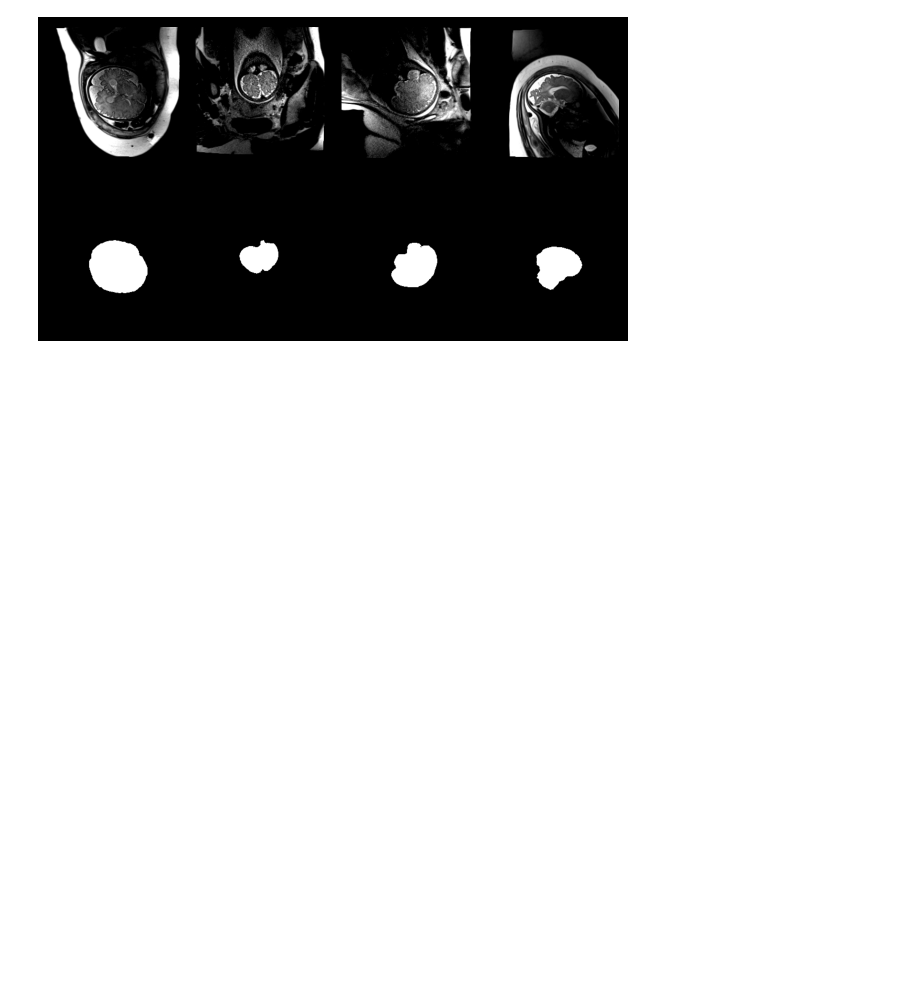
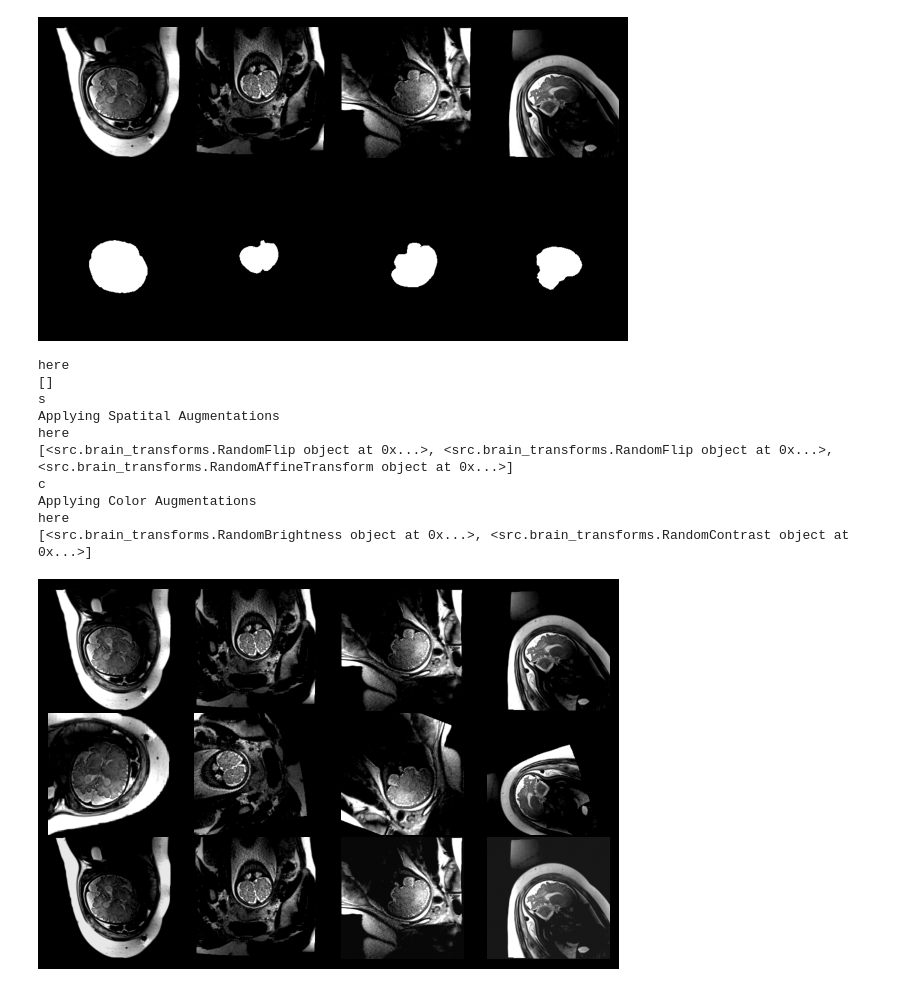
Before and after one commit to MedicalVisionGroup/FetalBrainIQA, a Jupyter notebook: thesis_figs/display_slices.ipynb, the cells around one changed output. Drawn from its saved outputs; the diff is of its cells as text; code cells hidden in the pictures; blank space fills up the shorter version.

```diff
--- a/thesis_figs/display_slices.ipynb
+++ b/thesis_figs/display_slices.ipynb
@@ -48,3 +53,45 @@ plt.tight_layout()
 plt.savefig('segmentation.png')
 # %% [output]
 [figure]
+# %%
+def apply_aug(dataset: DicomDataset, method = ''):
+    augmentation_list = []
+
+    if 's' in method:
+        print("Applying Spatital Augmentations")
+        augmentation_list.extend(get_spatial_transform_list().copy())
+    if 'c' in method:
+        print("Applying Color Augmentations")
+        augmentation_list.extend(get_color_transform_list().copy())
+
+    dataset.set_aug(augmentation_list)
+# %%
+idxs = [80, 30, 50, 99]
+aug_options = ['', 's', 'c']
+# %%
+fig, ax = plt.subplots(nrows = len(aug_options), ncols = 4, figsize = (6,4))
+
+for i, aug_method in enumerate(aug_options):
+    print(aug_method)
+    apply_aug(train_dataset, aug_method)
+    print("here")
+    print(train_dataset.augmentations)
+    for j, idx in enumerate(idxs):
+        img, mask = train_dataset[idx][0][0, :, :], train_dataset[idx][1]
+        ax[i, j].imshow(img, cmap='grey', vmin=0, vmax = 1)
+
+        ax[i, j].axis("off")
+
+    plt.tight_layout()
+# %% [output]
+here
+[]
+s
+Applying Spatital Augmentations
+here
+[<src.brain_transforms.RandomFlip object at 0x...>, <src.brain_transforms.RandomFlip object at 0x...>, <src.brain_transforms.RandomAffineTransform object at 0x...>]
+c
+Applying Color Augmentations
+here
+[<src.brain_transforms.RandomBrightness object at 0x...>, <src.brain_transforms.RandomContrast object at 0x...>]
+[figure, added]
```
Also changed, not shown: parts of 3 cells of this notebook, 3 other files.
